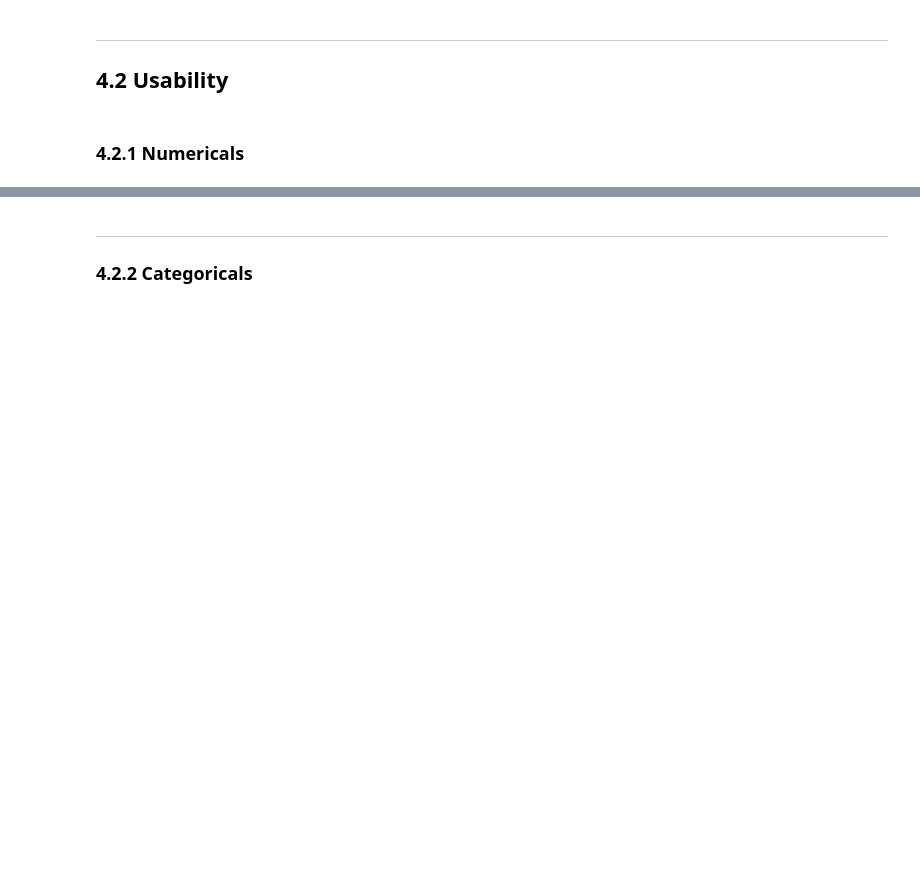
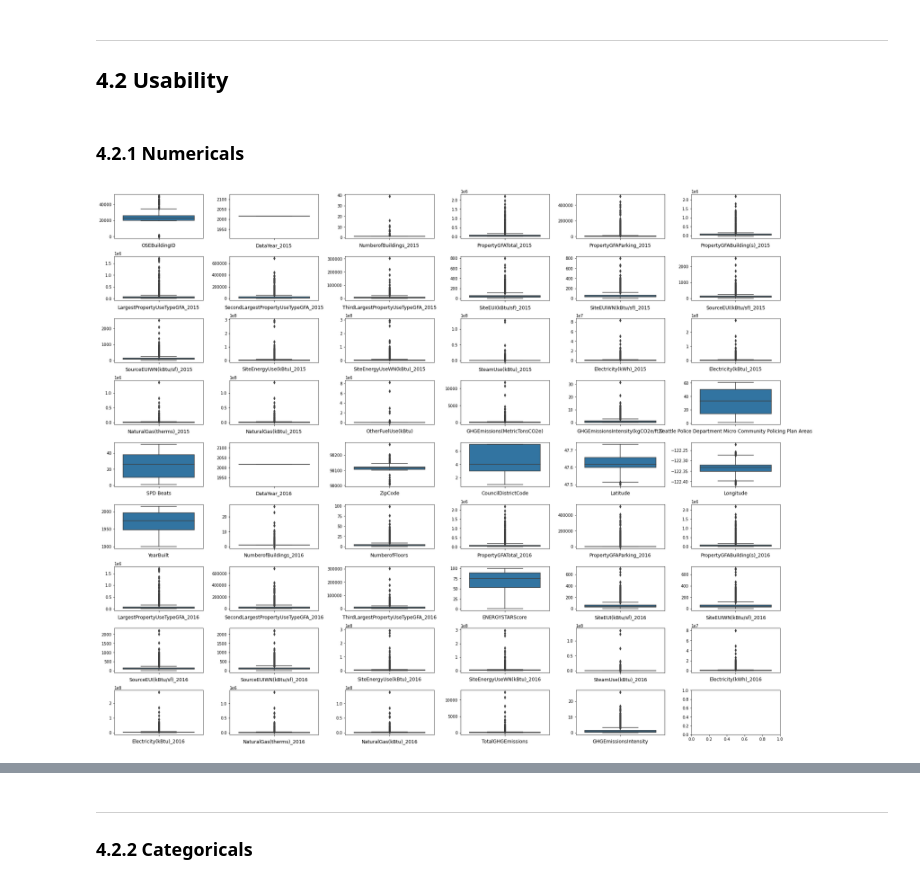
Before and after one commit to curiousmindflow/oc-ml-p3, a Jupyter notebook: preparation.ipynb, the cells around one changed output, grey strips where cells are left out. Cells and saved outputs as stored; diff of their text form; code cells hidden in the pictures; blank space fills up the shorter version.

Commit message:
merge of 2015 and 2016 dataset done ! the best error ratio is now 16.24%, before 19%

```diff
--- a/preparation.ipynb
+++ b/preparation.ipynb
@@ -623,0 +1055,2 @@ def multi_boxplot(data, features):
+# %%
+feature = "Comments"
@@ -623,0 +1074,6 @@ def multi_boxplot(data, features):
+# %%
+data = data.merge(
+    data2,
+    how="outer",
+    on="OSEBuildingID",
+    suffixes=("_2015", "_2016"))
@@ -637,0 +1116,2 @@ data[data[target].isna()].loc[:, [target]]
+# %%
+targets = ["SiteEnergyUse(kBtu)_2015", "SiteEnergyUse(kBtu)_2016"]
@@ -638,2 +1127,2 @@ data[data[target].isna()].loc[:, [target]]
 # %%
-data.dropna(subset=["SiteEnergyUse(kBtu)"], inplace=True)
+data.dropna(subset=targets, inplace=True)
@@ -656,4 +1158,6 @@ dataframe_distribution_overview(data, figsize=(30, 3))
 # %%
 numerical_data = data.select_dtypes(["int64", "float64"])
 # %%
-multi_boxplot(data, numerical_data.columns.values)
+multi_boxplot(data, numerical_data.columns.values, n_cols=6, hspace=0.4, wspace=0.30, figsize=(30, 25))
+# %% [output]
+[figure, added]
```
Also changed, not shown: parts of 243 cells of this notebook, 2 other files.
